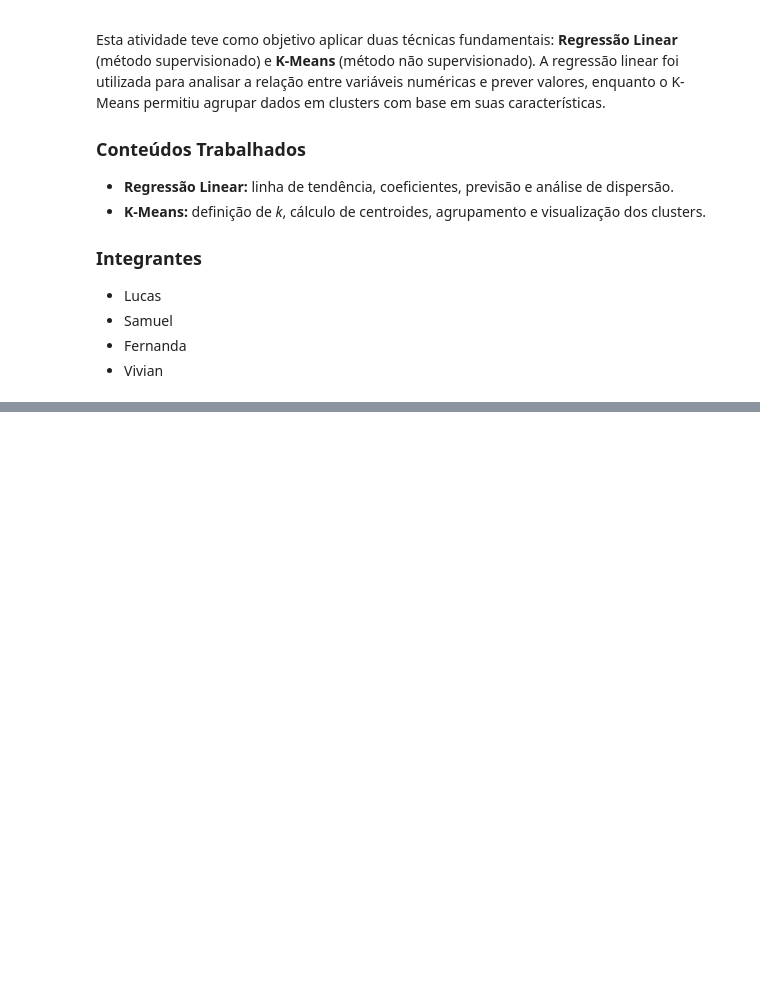
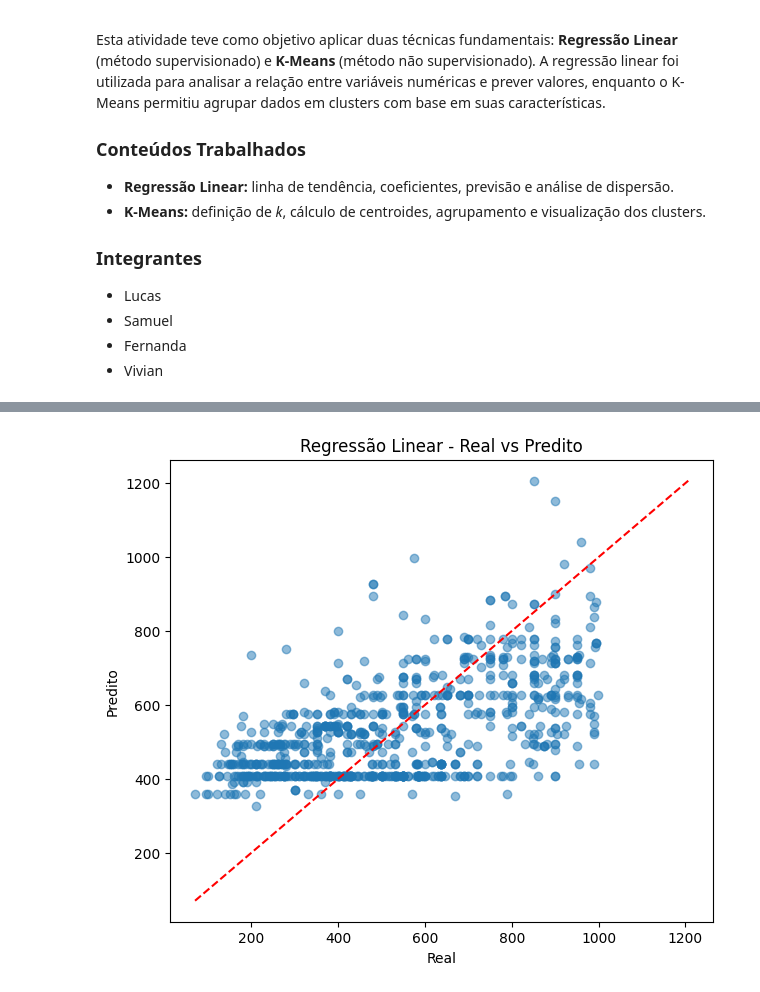
Before and after one commit to LucasGuedes-s/Regress-o_linear_agrupamento_k-means, a Jupyter notebook: notebooks/atividade.ipynb, the cells around one changed output, grey strips where cells are left out. Cells and saved outputs as stored; diff of their text form; code cells hidden in the pictures; blank space fills up the shorter version.

Commit message:
Adicionando regressao linear

```diff
--- a/notebooks/atividade.ipynb
+++ b/notebooks/atividade.ipynb
@@ -22,0 +93,20 @@ ModuleNotFoundError: No module named 'kagglehub'
+# %%
+# 3. Remover linhas com valores faltando
+df2 = df2.dropna()
+
+# 4. Separar X e y
+X = df2[[
+    "listing.bathrooms",
+    "listing.bedrooms",
+    "listing.parkingSpaces",
+    "listing.usableAreas"
+]]
+
+y = df2["listing.pricingInfo.salePrice"]
+# %%
+# 5. Divisão treino/teste
+X_train, X_test, y_train, y_test = train_test_split(X, y, test_size=0.2, random_state=42)
+
+# 6. Modelo simples
+model = LinearRegression()
+model.fit(X_train, y_train)
@@ -22,0 +115,12 @@ ModuleNotFoundError: No module named 'kagglehub'
+# %%
+# 7. Previsões e métricas
+y_pred = model.predict(X_test)
+
+mae = mean_absolute_error(y_test, y_pred)
+mse = mean_squared_error(y_test, y_pred)
+rmse = np.sqrt(mse)
+r2 = r2_score(y_test, y_pred)
+
+print("MAE:", mae)
+print("RMSE:", rmse)
+print("R²:", r2)
@@ -22,0 +145,14 @@ ModuleNotFoundError: No module named 'kagglehub'
+# %%
+
+# 8. Visualização Real vs Predito
+plt.figure(figsize=(7,6))
+plt.scatter(y_test, y_pred, alpha=0.5)
+min_v = min(y_test.min(), y_pred.min())
+max_v = max(y_test.max(), y_pred.max())
+plt.plot([min_v, max_v], [min_v, max_v], 'r--')
+plt.xlabel("Real")
+plt.ylabel("Predito")
+plt.title("Regressão Linear - Real vs Predito")
+plt.show()
+# %% [output]
+[figure, added]
```
Also changed, not shown: parts of 10 cells of this notebook, 1 other file.
